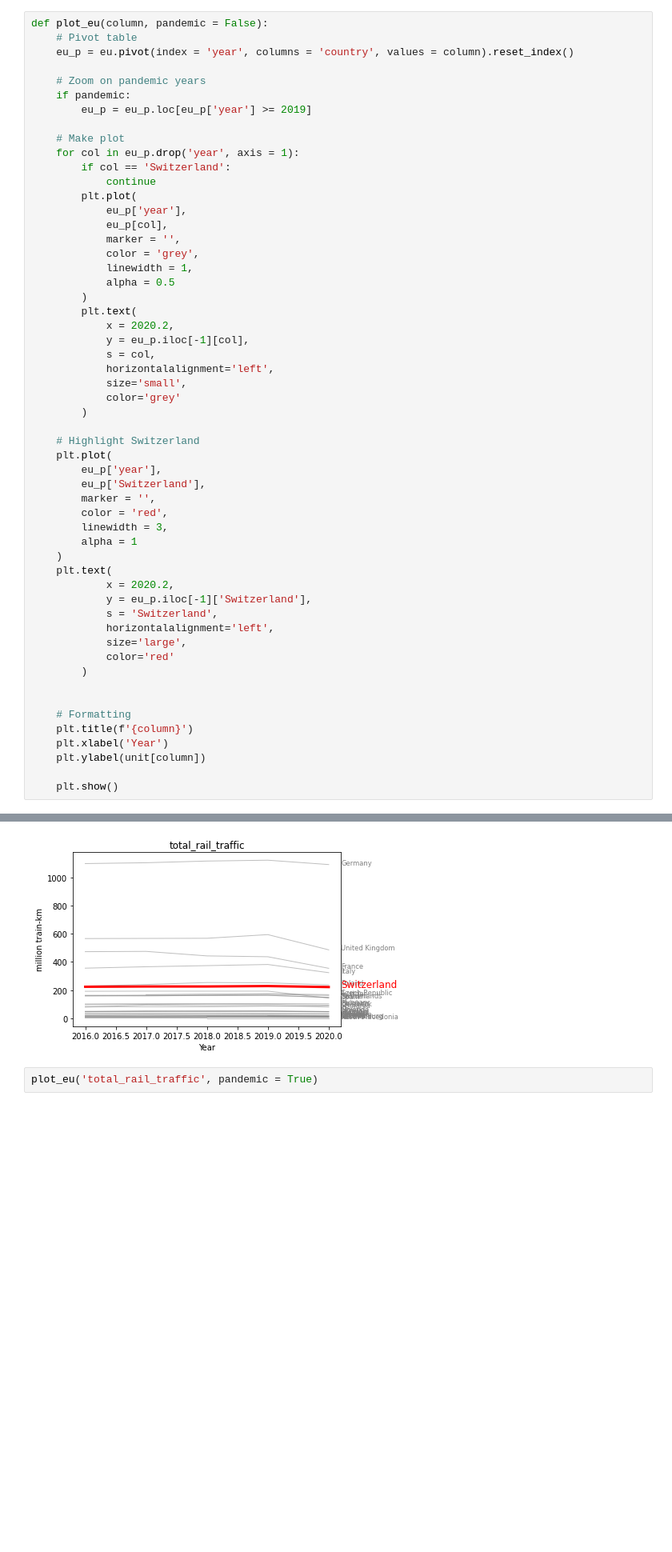
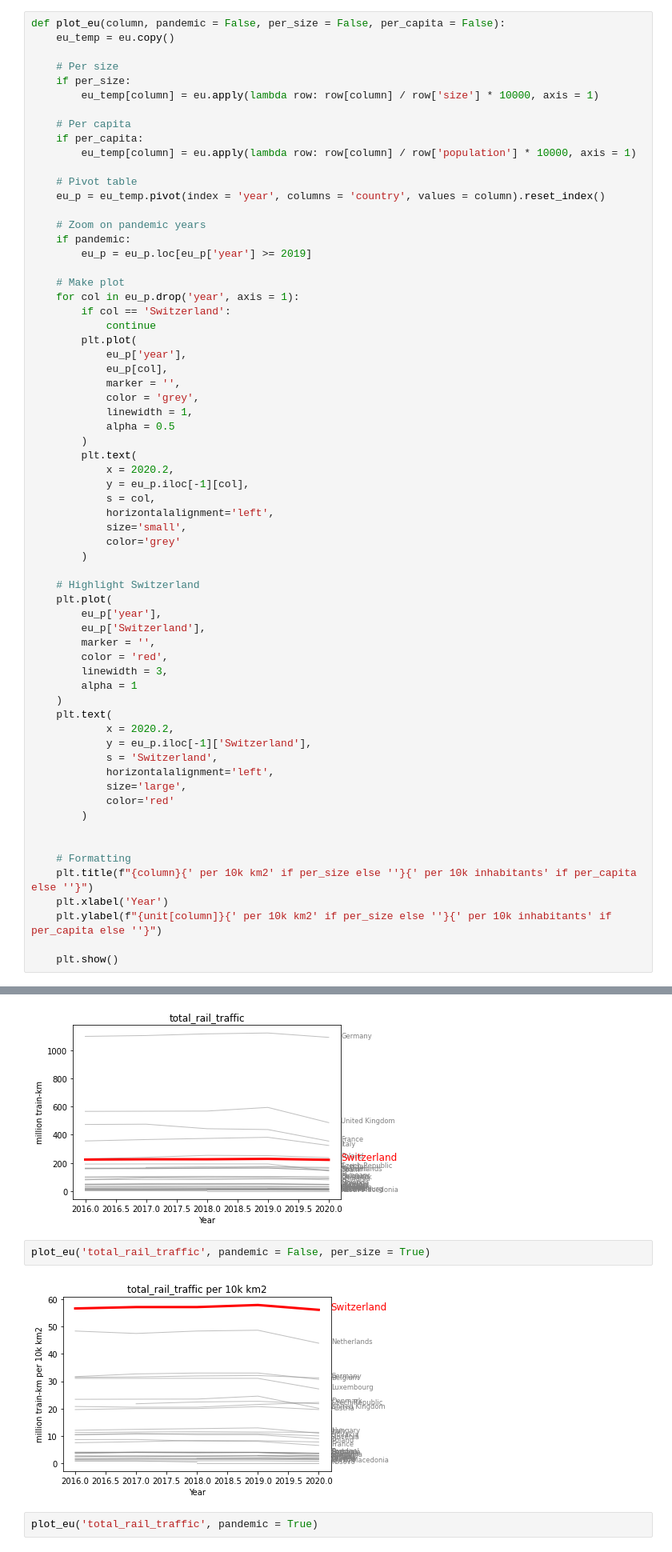
Before and after one commit to Jheim12/CAPP30239_FA22, a Jupyter notebook: EDA.ipynb, the cells around one changed output, grey strips where cells are left out. Shown: that part at 80% size. Saved outputs shown, nothing was run; the diff lists cells and outputs as text; blank space fills up the shorter version.

```diff
--- a/EDA.ipynb
+++ b/EDA.ipynb
@@ -66,7 +42,17 @@ Name: year, dtype: int64
 # %%
-def plot_eu(column, pandemic = False):
+def plot_eu(column, pandemic = False, per_size = False, per_capita = False):
+    eu_temp = eu.copy()
+
+    # Per size
+    if per_size:
+        eu_temp[column] = eu.apply(lambda row: row[column] / row['size'] * 10000, axis = 1)
+
+    # Per capita
+    if per_capita:
+        eu_temp[column] = eu.apply(lambda row: row[column] / row['population'] * 10000, axis = 1)
+
     # Pivot table
-    eu_p = eu.pivot(index = 'year', columns = 'country', values = column).reset_index()
+    eu_p = eu_temp.pivot(index = 'year', columns = 'country', values = column).reset_index()
 
     # Zoom on pandemic years
     if pandemic:
@@ -113,15 +99,19 @@ def plot_eu(column, pandemic = False):
 
 
     # Formatting
-    plt.title(f'{column}')
+    plt.title(f"{column}{' per 10k km2' if per_size else ''}{' per 10k inhabitants' if per_capita else ''}")
     plt.xlabel('Year')
-    plt.ylabel(unit[column])
+    plt.ylabel(f"{unit[column]}{' per 10k km2' if per_size else ''}{' per 10k inhabitants' if per_capita else ''}")
 
     plt.show()
 # %%
 plot_eu('total_rail_traffic', pandemic = False)
 # %% [output]
 [figure]
+# %%
+plot_eu('total_rail_traffic', pandemic = False, per_size = True)
+# %% [output]
+[figure, added]
 # %%
 plot_eu('total_rail_traffic', pandemic = True)
 # %% [output]
```
Also changed, not shown: parts of 9 cells of this notebook, 1 other file.
